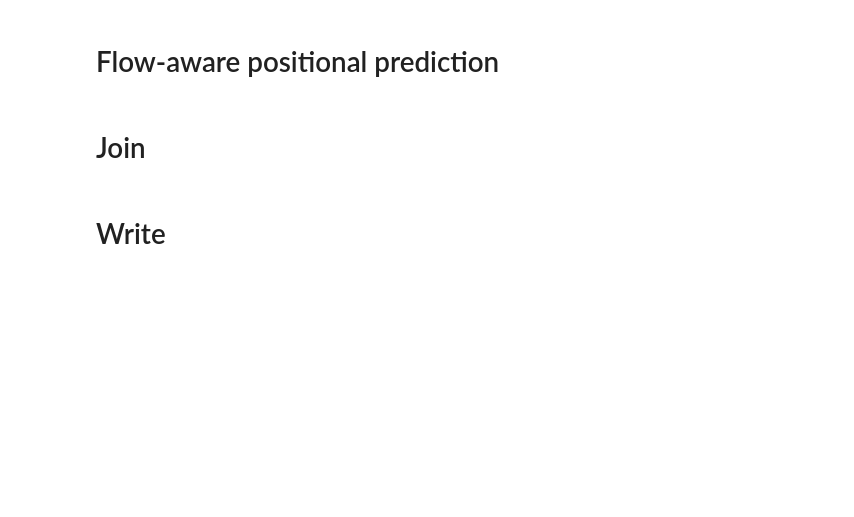
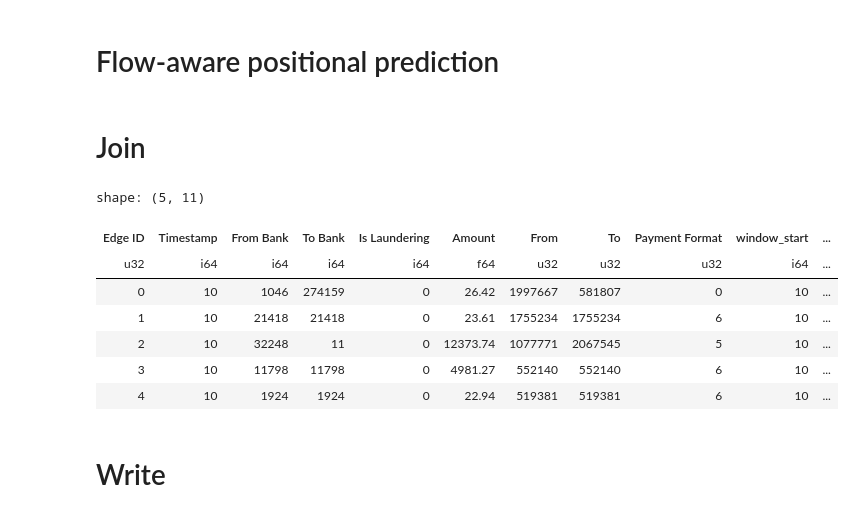
Before and after one commit to ignaciocunado/fin-pse, a Jupyter notebook: etl/aml/transform_window_convert_currencies.ipynb, the cells around one changed output. Saved outputs shown, nothing was run; the diff lists cells and outputs as text; code cells hidden in the pictures; blank space fills up the shorter version.

Commit message:
feat: Add window start to edges

```diff
--- a/etl/aml/transform_window_convert_currencies.ipynb
+++ b/etl/aml/transform_window_convert_currencies.ipynb
@@ -403,17 +403,36 @@ node_features = (
 node_features
 # %%
 trans = (
-    ssl.with_columns(
+    _prep(ssl).with_columns(
         (pl.col("Timestamp") - pl.col("Timestamp").min())
         .dt.total_seconds()
         .cast(pl.Int64)
         .add(10)
         .alias("Timestamp"),
     )
-    .sort("Timestamp")
-    .with_row_index("Edge IDq")
+    .with_columns(
+        (pl.col("window_start") - pl.col("window_start").min())
+        .dt.total_seconds()
+        .cast(pl.Int64)
+        .add(10)
+        .alias("window_start"),
+
+        pl.lit(1).alias("Feature"),
+    )
+    .sort("window_start")
+    .with_row_index("Edge ID")
+    .collect()
 )
-trans
+trans.head()
+# %% [output]
+shape: (5, 11)
+| Edge ID | Timestamp | From Bank | To Bank | Is Laundering | Amount | From | To | Payment Format | window_start | ... |
+| u32 | i64 | i64 | i64 | i64 | f64 | u32 | u32 | u32 | i64 | ... |
+| 0 | 10 | 1046 | 274159 | 0 | 26.42 | 1997667 | 581807 | 0 | 10 | ... |
+| 1 | 10 | 21418 | 21418 | 0 | 23.61 | 1755234 | 1755234 | 6 | 10 | ... |
+| 2 | 10 | 32248 | 11 | 0 | 12373.74 | 1077771 | 2067545 | 5 | 10 | ... |
+| 3 | 10 | 11798 | 11798 | 0 | 4981.27 | 552140 | 552140 | 6 | 10 | ... |
+| 4 | 10 | 1924 | 1924 | 0 | 22.94 | 519381 | 519381 | 6 | 10 | ... |
 # %% [markdown]
 # Write
 # %%
```
Also changed, not shown: parts of 6 cells of this notebook, 7 other files.
